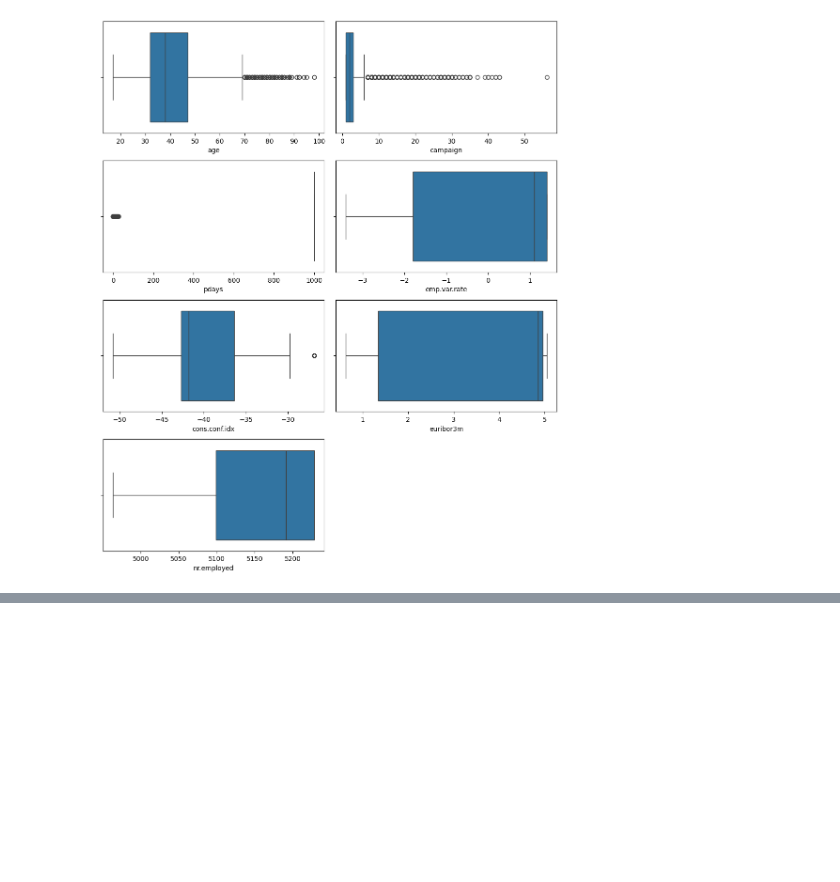
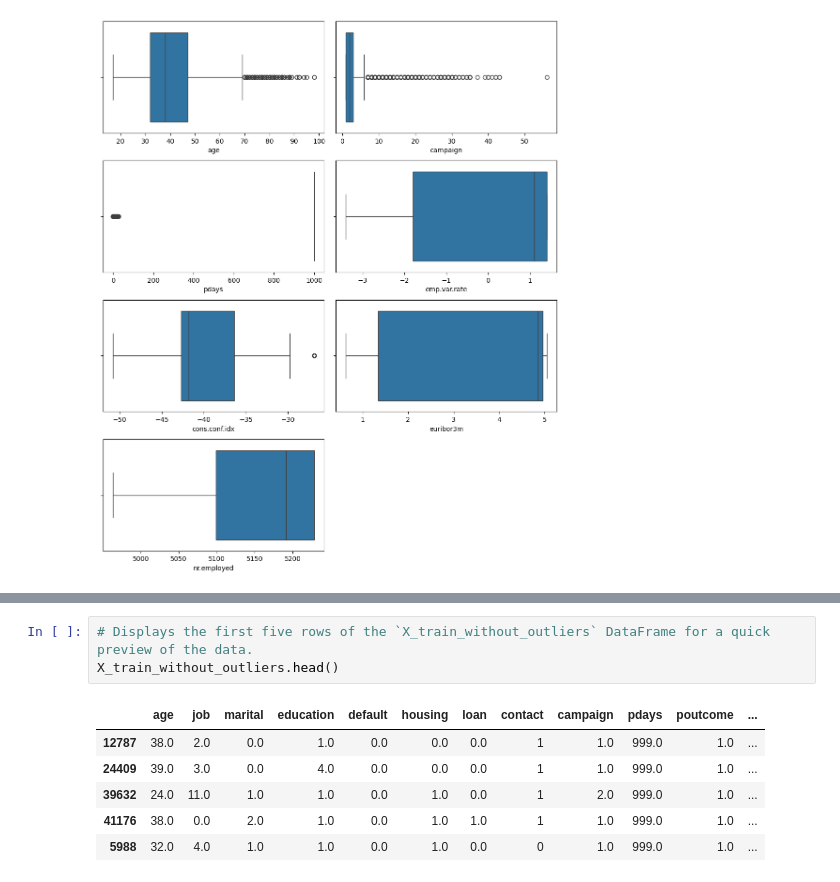
Before and after one commit to jenuzho/marketing-bancario, a Jupyter notebook: src/explore.ipynb, the cells around one changed output, grey strips where cells are left out. Drawn from its saved outputs; the diff is of its cells as text; blank space fills up the shorter version.

```diff
--- a/src/explore.ipynb
+++ b/src/explore.ipynb
@@ -503,0 +647,10 @@ FileNotFoundError: [Errno 2] No such file or directory: './enc/outliers_lims_age
+# %%
+# Displays the first five rows of the `X_train_without_outliers` DataFrame for a quick preview of the data.
+X_train_without_outliers.head()
+# %% [output]
+|  | age | job | marital | education | default | housing | loan | contact | campaign | pdays | poutcome | ... |
+| 12787 | 38.0 | 2.0 | 0.0 | 1.0 | 0.0 | 0.0 | 0.0 | 1 | 1.0 | 999.0 | 1.0 | ... |
+| 24409 | 39.0 | 3.0 | 0.0 | 4.0 | 0.0 | 0.0 | 0.0 | 1 | 1.0 | 999.0 | 1.0 | ... |
+| 39632 | 24.0 | 11.0 | 1.0 | 1.0 | 0.0 | 1.0 | 0.0 | 1 | 2.0 | 999.0 | 1.0 | ... |
+| 41176 | 38.0 | 0.0 | 2.0 | 1.0 | 0.0 | 1.0 | 1.0 | 1 | 1.0 | 999.0 | 1.0 | ... |
+| 5988 | 32.0 | 4.0 | 1.0 | 1.0 | 0.0 | 1.0 | 0.0 | 0 | 1.0 | 999.0 | 1.0 | ... |
```
Also changed, not shown: parts of 32 cells of this notebook, 27 other files.
